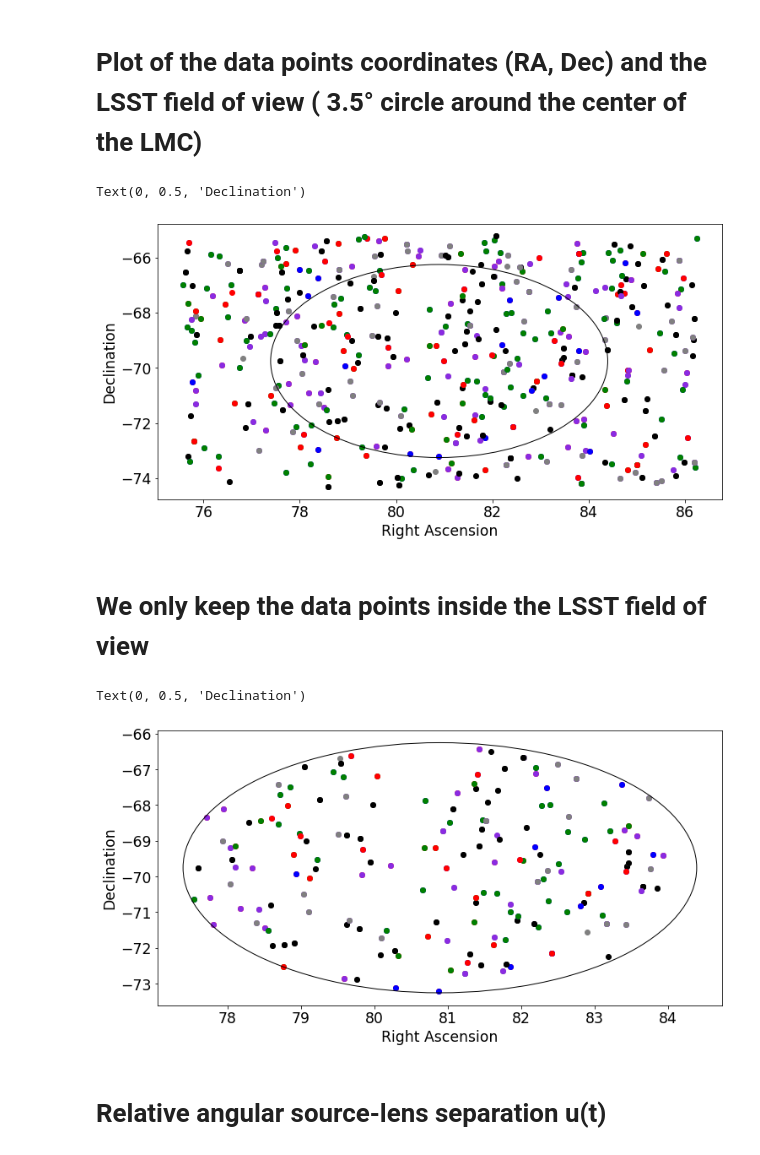
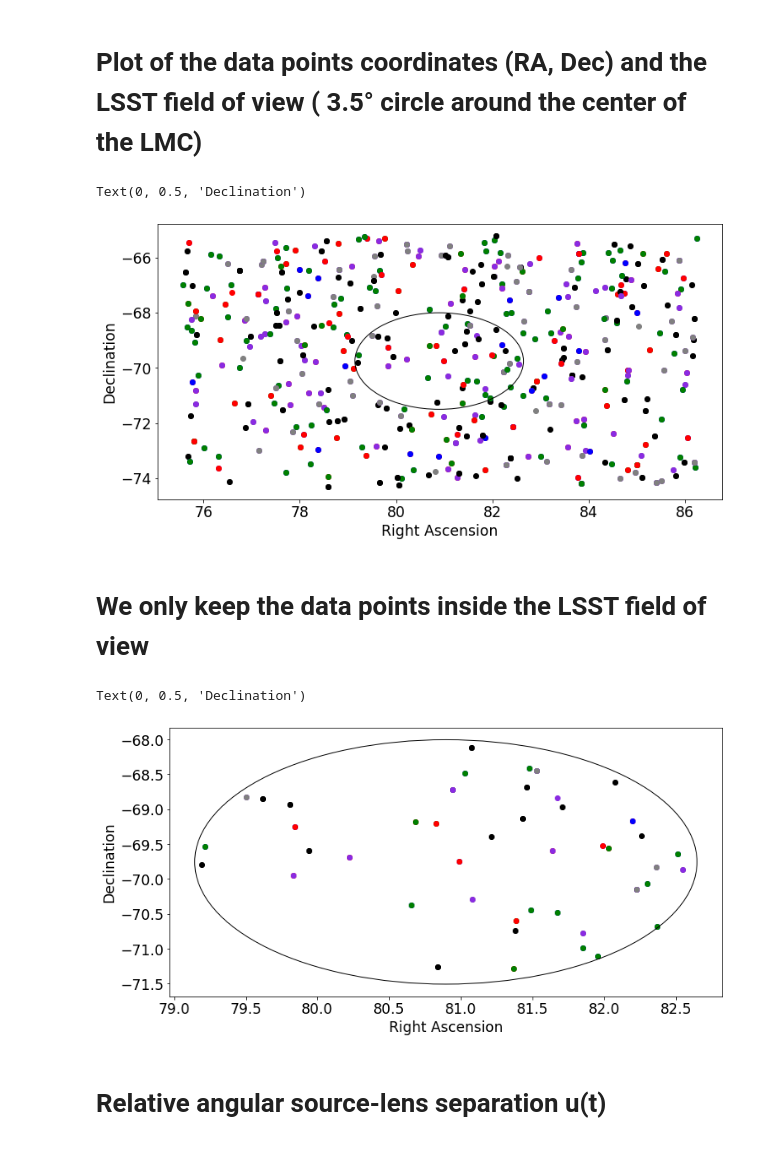
Before and after one commit to sylvielsstfr/StageM12021, a Jupyter notebook: notebooks Damien/Internship.ipynb, the cells around one changed output. Cells and saved outputs as stored; diff of their text form; code cells hidden in the pictures.

```diff
--- a/notebooks Damien/Internship.ipynb
+++ b/notebooks Damien/Internship.ipynb
@@ -159,8 +207,8 @@ from photutils.aperture import SkyCircularAperture
 from regions import CircleSkyRegion
 
 positions = SkyCoord(galaxy_ra, galaxy_dec, unit = 'deg').galactic
-aper = SkyCircularAperture(positions, 3.5 * u.deg)
-Circle = CircleSkyRegion(positions, 3.5 * u.deg)
+aper = SkyCircularAperture(positions, 3.5/2 * u.deg)
+Circle = CircleSkyRegion(positions, 3.5/2 * u.deg)
 # %%
 data_coords = []
 data_coords_u = []
@@ -333,7 +381,7 @@ for i in range (len(df['observationId'])) :
 
         ax.plot_coord(SkyCoord(df['fieldRA'][i] * u.deg, df['fieldDec'][i] * u.deg), color ='r', marker='o')
 
-    if (df['filter'][i] == 'i' and (df['fieldRA'][i] - galaxy_ra)**2 + (df['fieldDec'][i] - galaxy_dec)**2 < Circle.radius.value**2) :
+    if (df['filter'][i] == 'i' and (df['fieldRA'][i] - galaxy_ra)**2 + (df['fieldDec'][i] - galaxy_dec)**2 < Circle.radius.value*2**2) :
 
         ax.plot_coord(SkyCoord(df['fieldRA'][i] * u.deg, df['fieldDec'][i] * u.deg), color ='blueviolet', marker='o')
 
@@ -394,7 +442,7 @@ for i in range (len(df['observationId'])) :
 # %% [markdown]
 # Plot of the data points coordinates (RA, Dec) and the LSST field of view ( 3.5° circle around the center of the LMC)
 # %%
-Circle_3 = plt.Circle((galaxy_ra, galaxy_dec), 3.5, fill = False)
+Circle_3 = plt.Circle((galaxy_ra, galaxy_dec), 3.5/2, fill = False)
 fig, ax = plt.subplots()
 
 for i in range (len(df['observationStartMJD'])) :
@@ -430,45 +478,45 @@ plt.xlabel("Right Ascension")
 plt.ylabel("Declination")
 # %% [output]
 Text(0, 0.5, 'Declination')
-[figure, old version]
+[figure, new version]
 # %% [markdown]
 # We only keep the data points inside the LSST field of view
 # %%
-Circle_3 = plt.Circle((galaxy_ra, galaxy_dec), 3.5, fill = False)
+Circle_3 = plt.Circle((galaxy_ra, galaxy_dec), 3.5/2, fill = False)
 fig, ax = plt.subplots()
 
 for i in range (len(df_test['observationStartMJD'])) :
 
     if (df_test["filter"].values[i] == "u") :
 
         plt.scatter(df_test["fieldRA"].values[i], df_test['fieldDec'].values[i], color = 'b', marker = 'o')
 
     elif (df_test["filter"].values[i] == "g") :
 
         plt.scatter(df_test["fieldRA"].values[i], df_test['fieldDec'].values[i], color = 'g', marker = 'o')
 
     elif (df_test["filter"].values[i] == "r") :
 
         plt.scatter(df_test["fieldRA"].values[i], df_test['fieldDec'].values[i], color = 'r', marker = 'o')
 
     elif (df_test["filter"].values[i] == "i") :
 
         plt.scatter(df_test["fieldRA"].values[i], df_test['fieldDec'].values[i], color = 'blueviolet', marker = 'o')
 
     elif (df_test["filter"].values[i] == "z") :
 
         plt.scatter(df_test["fieldRA"].values[i], df_test['fieldDec'].values[i], color = 'grey', marker = 'o')
 
     elif (df_test["filter"].values[i] == "y") :
 
         plt.scatter(df_test["fieldRA"].values[i], df_test['fieldDec'].values[i], color = 'k', marker = 'o')
 
 ax.add_patch(Circle_3)
 plt.xlabel("Right Ascension")
 plt.ylabel("Declination")
 # %% [output]
 Text(0, 0.5, 'Declination')
-[figure, old version]
+[figure, new version]
 # %% [markdown]
 # Relative angular source-lens separation u(t)
 # %% [markdown]
```
Also changed, not shown: parts of 29 cells of this notebook.
